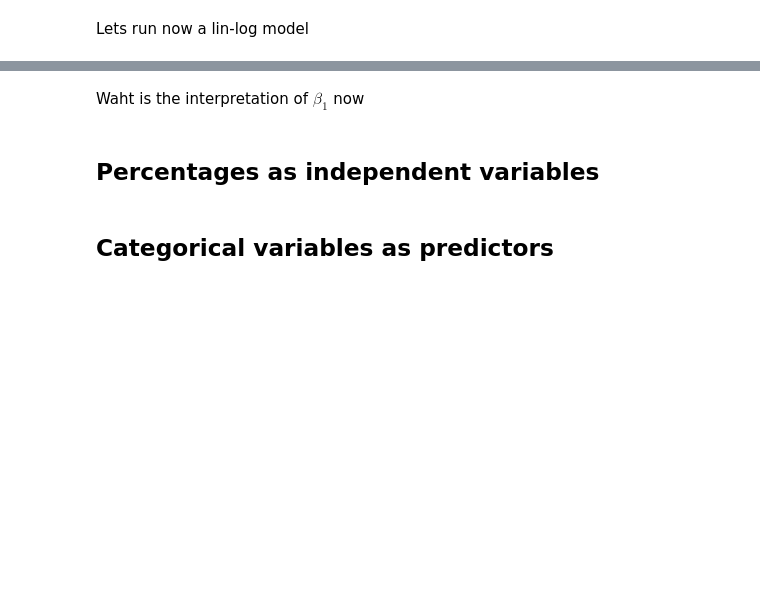
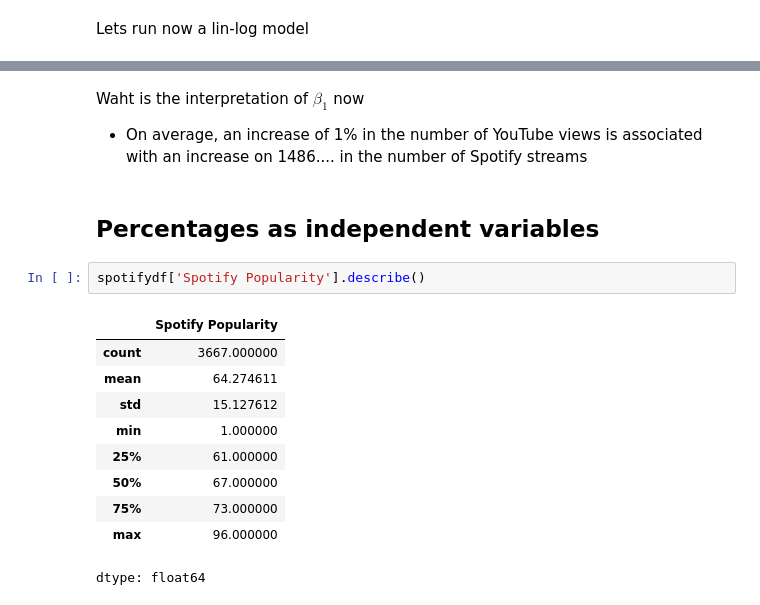
Before and after one commit to djaramilloc/Working-with-Big-Data-VSP-2024, a Jupyter notebook: lectures/L9b-Regression interpretation.ipynb, the cells around one changed output, grey strips where cells are left out. Drawn from its saved outputs; the diff is of its cells as text; blank space fills up the shorter version.

```diff
--- a/lectures/L9b-Regression interpretation.ipynb
+++ b/lectures/L9b-Regression interpretation.ipynb
@@ -96,6 +164,19 @@ print(f"Fitted model: Spotify Streams = {beta0:.2f} + {beta1:.2f} log(YouTube Vi
-# %% [markdown]
-Waht is the interpretation of $\beta_1$ now
+# %% [markdown]
+Waht is the interpretation of $\beta_1$ now
+
+- On average, an increase of 1% in the number of YouTube views is associated with an increase on 1486.... in the number of Spotify streams
 # %% [markdown]
 ## Percentages as independent variables
-# %% [markdown]
-## Categorical variables as predictors
+# %%
+spotifydf['Spotify Popularity'].describe()
+# %% [output]
+|  | Spotify Popularity |
+| count | 3667.000000 |
+| mean | 64.274611 |
+| std | 15.127612 |
+| min | 1.000000 |
+| 25% | 61.000000 |
+| 50% | 67.000000 |
+| 75% | 73.000000 |
+| max | 96.000000 |
+dtype: float64
```
Also changed, not shown: parts of 26 cells of this notebook.
